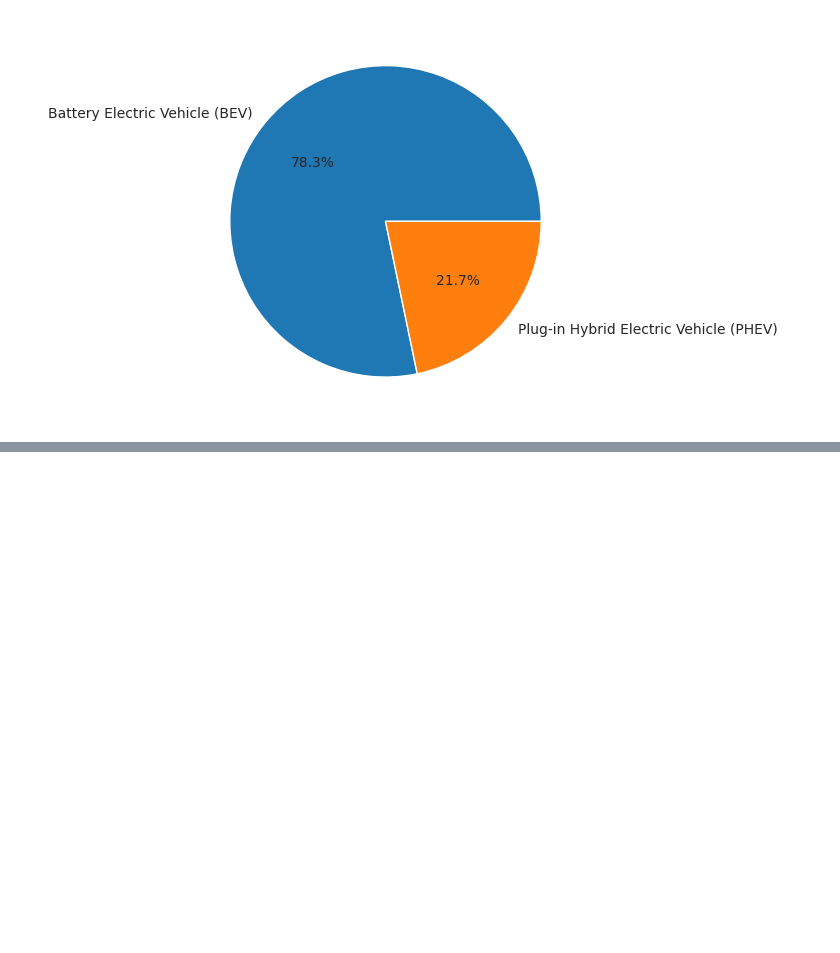
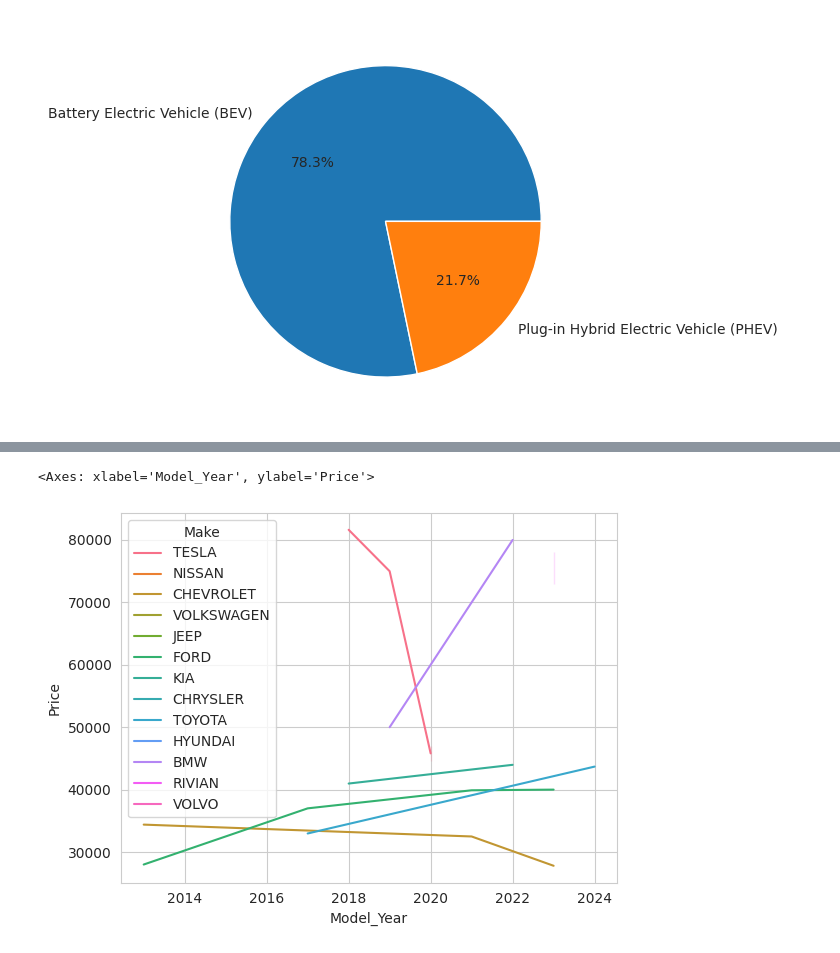
Before and after one commit to tushar-badlani/nnfl-project, a Jupyter notebook: EVsales.ipynb, the cells around one changed output, grey strips where cells are left out. Saved outputs shown, nothing was run; the diff lists cells and outputs as text; code cells hidden in the pictures; blank space fills up the shorter version.

```diff
--- a/EVsales.ipynb
+++ b/EVsales.ipynb
@@ -186,0 +327,3 @@ plt.show()
+# %%
+df1 = pd.read_csv("/content/ev_data.csv")
+df1.head()
@@ -186,0 +337,10 @@ plt.show()
+# %%
+df1.loc[df1['Model'] == 'BOLT EV', 'Range'] = 259
+df1.loc[df1['Model'] == 'ID.4', 'Range'] = 275
+df1.loc[df1['Model'] == 'MUSTANG MACH-E', 'Range'] = 300
+df1.loc[df1['Model'] == 'IONIQ 5', 'Range'] = 303
+df1.loc[df1['Model'] == 'EV6', 'Range'] = 300
+df1.loc[df1['Model'] == 'R1S', 'Range'] = 321
+df1.loc[df1['Model'] == 'BOLT EUV', 'Range'] = 247
+df1.loc[df1['Model'] == 'R1T', 'Range'] = 314
+df1.loc[df1['Model'] == 'F-150', 'Range'] = 240
@@ -186,0 +367,7 @@ plt.show()
+# %%
+# @title Price vs Model Year
+
+sns.lineplot(data=df1, x="Model_Year", y="Price", hue="Make")
+# %% [output]
+<Axes: xlabel='Model_Year', ylabel='Price'>
+[figure, added]
```
Also changed, not shown: parts of 35 cells of this notebook.
